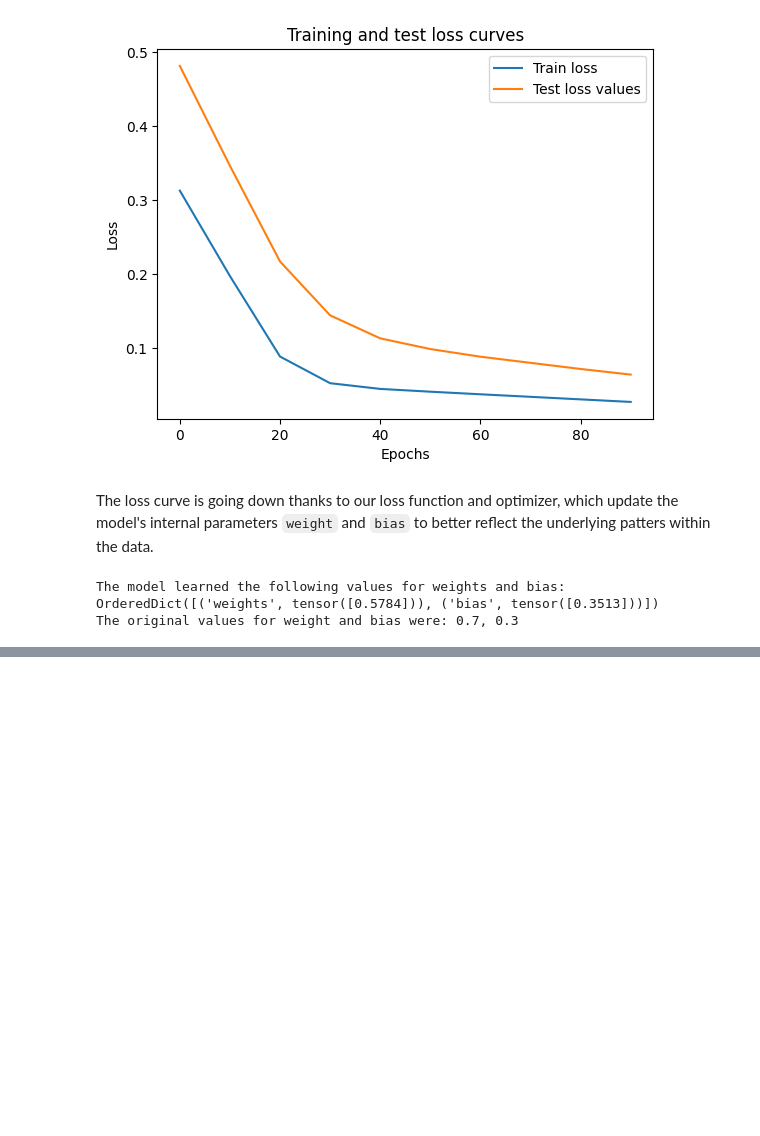
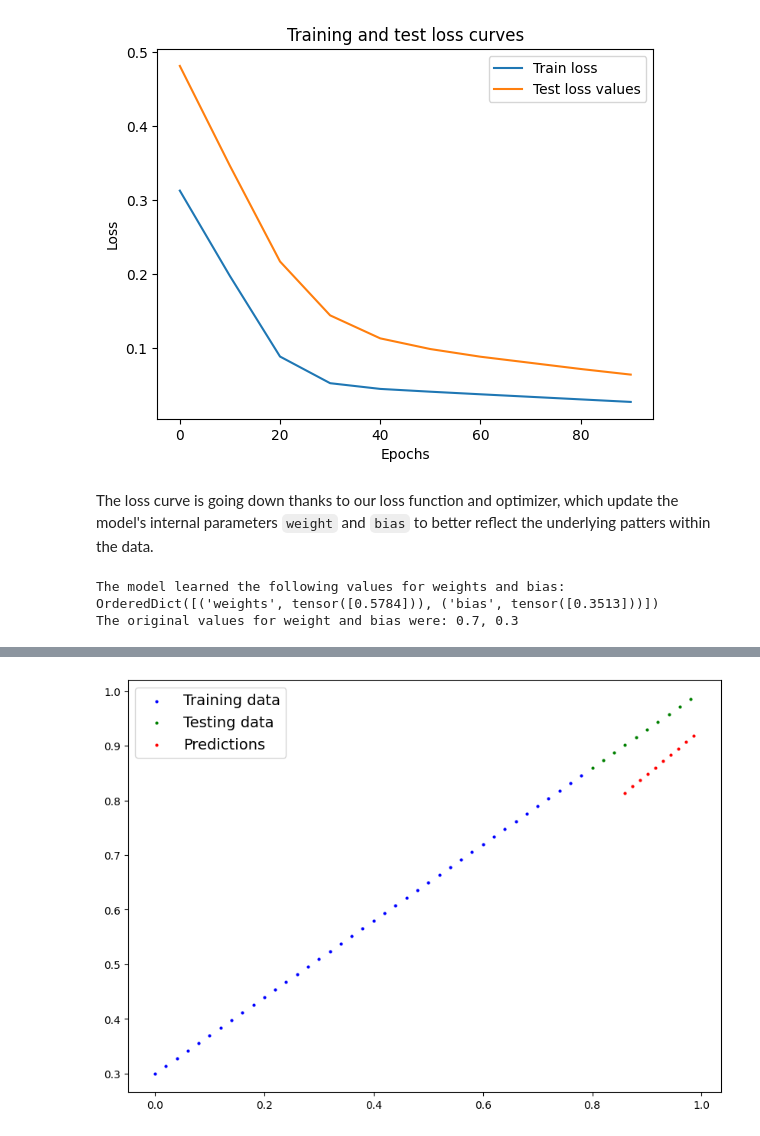
Before and after one commit to ybrenning/pytorch, a Jupyter notebook: 01workflowfundamentals.ipynb, the cells around one changed output, grey strips where cells are left out. Drawn from its saved outputs; the diff is of its cells as text; code cells hidden in the pictures; blank space fills up the shorter version.

```diff
--- a/01workflowfundamentals.ipynb
+++ b/01workflowfundamentals.ipynb
@@ -400,0 +411,6 @@ This is the idea of machine learning and deep learning. There are some **ideal v
+# %%
+model_0.eval()
+
+with torch.inference_mode():
+    y_preds = model_0(X_test)
+y_preds
@@ -400,0 +428,4 @@ This is the idea of machine learning and deep learning. There are some **ideal v
+# %%
+plot_predictions(predictions=y_preds)
+# %% [output]
+[figure, added]
```
Also changed, not shown: parts of 20 cells of this notebook, 1 other file.
